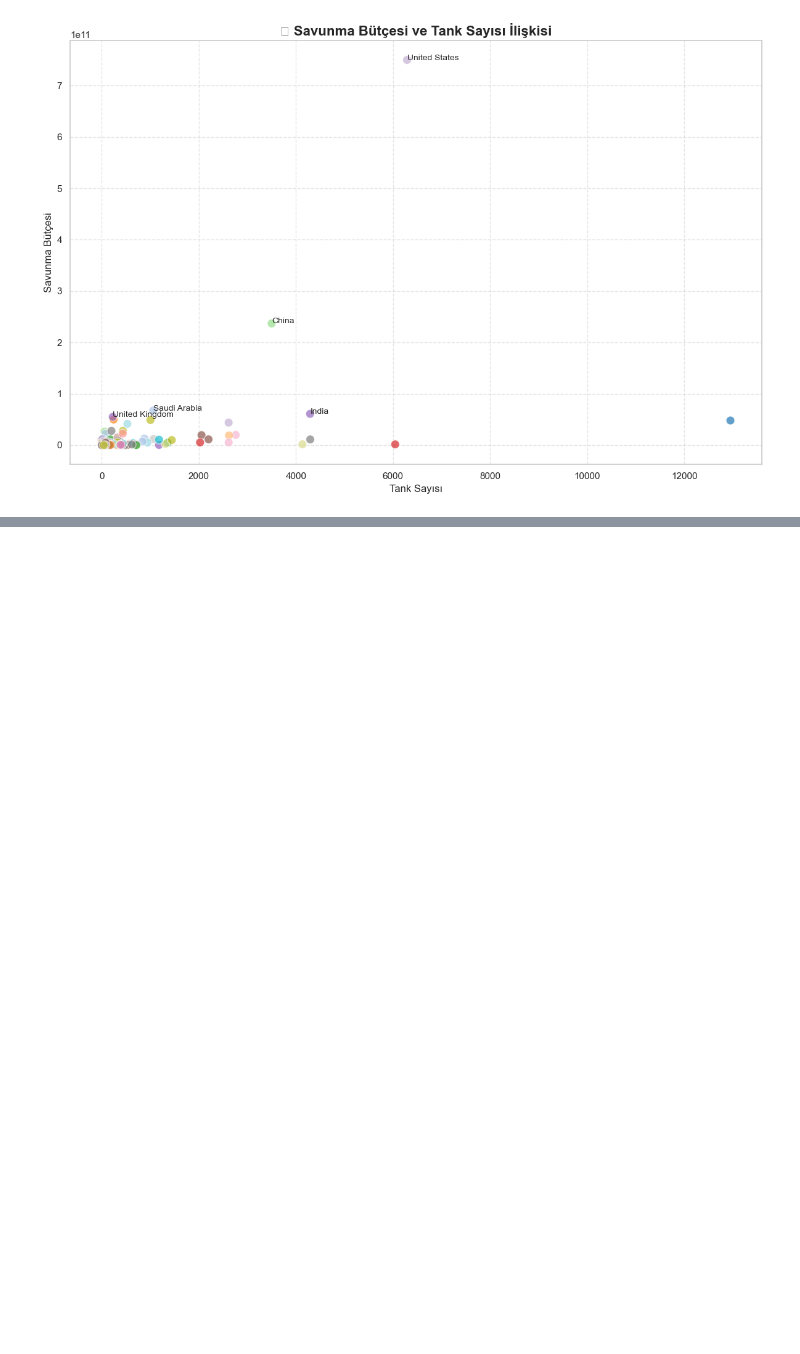
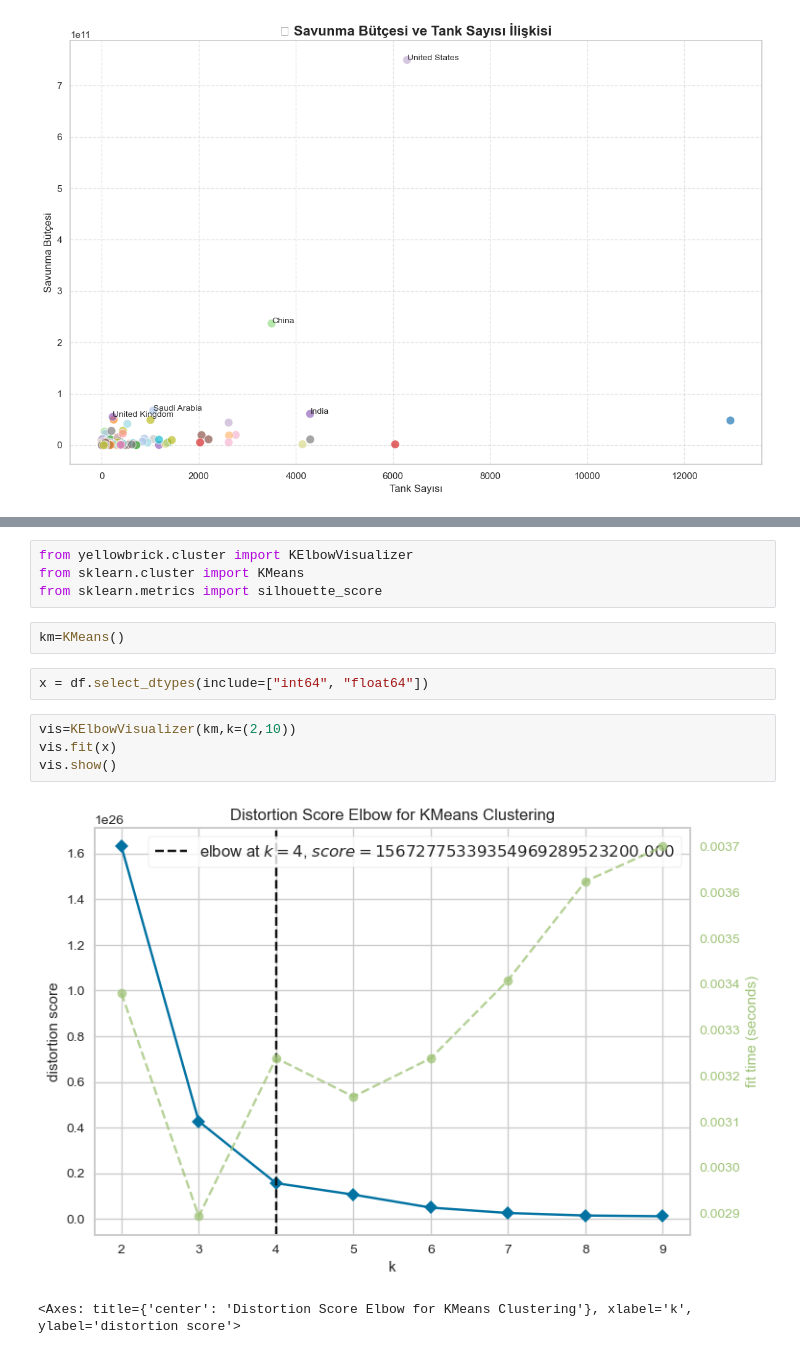
Before and after one commit to mmeliht/Artificial_Intelligence_Course, a Jupyter notebook: week3_homework/World military power/World military power Project.ipynb, the cells around one changed output, grey strips where cells are left out. Drawn from its saved outputs; the diff is of its cells as text; blank space fills up the shorter version.

Commit message:
find elbow point

```diff
--- a/week3_homework/World military power/World military power Project.ipynb
+++ b/week3_homework/World military power/World military power Project.ipynb
@@ -275,0 +293,15 @@ plt.show()
+# %%
+from yellowbrick.cluster import KElbowVisualizer
+from sklearn.cluster import KMeans
+from sklearn.metrics import silhouette_score
+# %%
+km=KMeans()
+# %%
+x = df.select_dtypes(include=["int64", "float64"])
+# %%
+vis=KElbowVisualizer(km,k=(2,10))
+vis.fit(x)
+vis.show()
+# %% [output]
+[figure, added]
+<Axes: title={'center': 'Distortion Score Elbow for KMeans Clustering'}, xlabel='k', ylabel='distortion score'>
```
Also changed, not shown: parts of 3 cells of this notebook, 1 other file.
